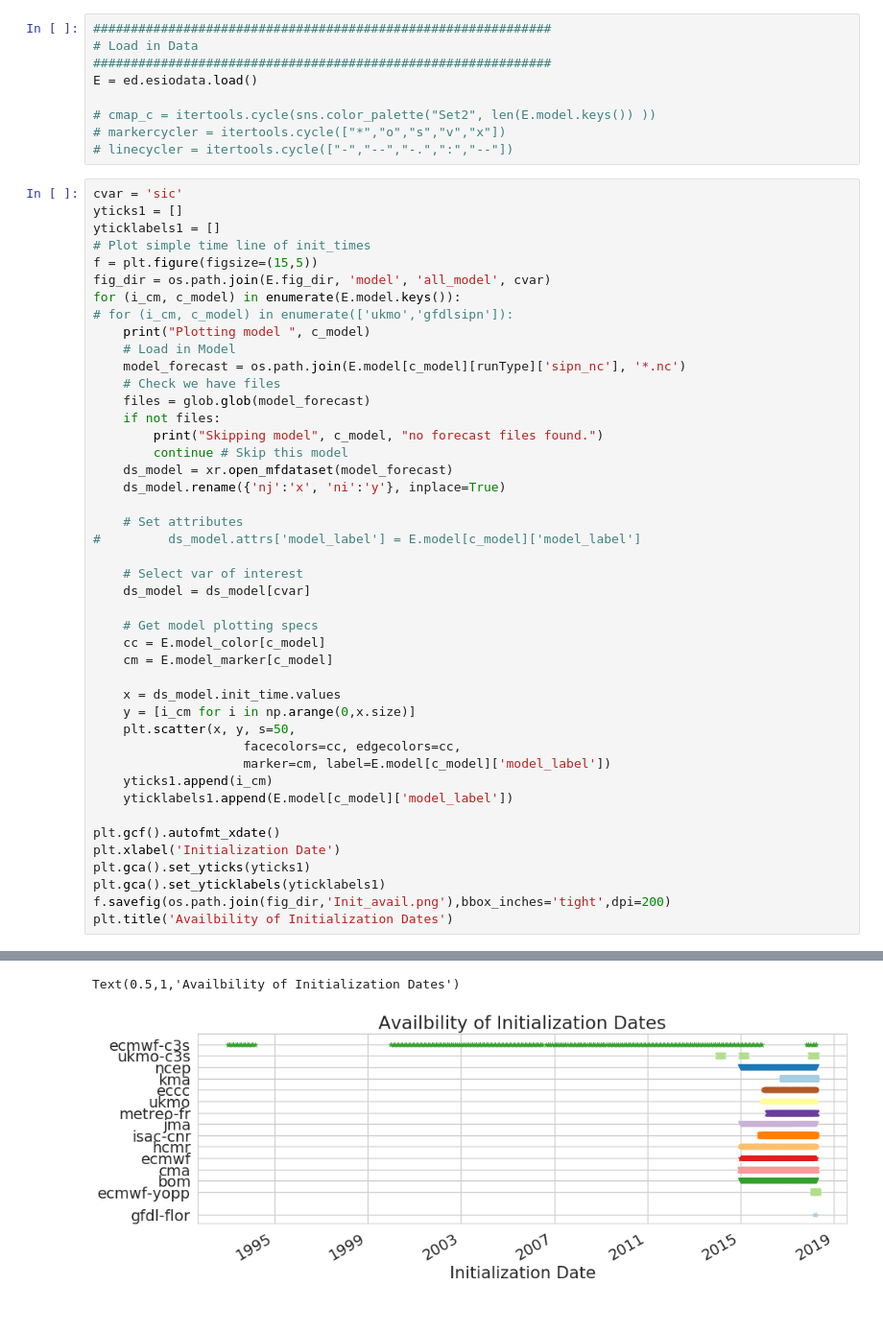
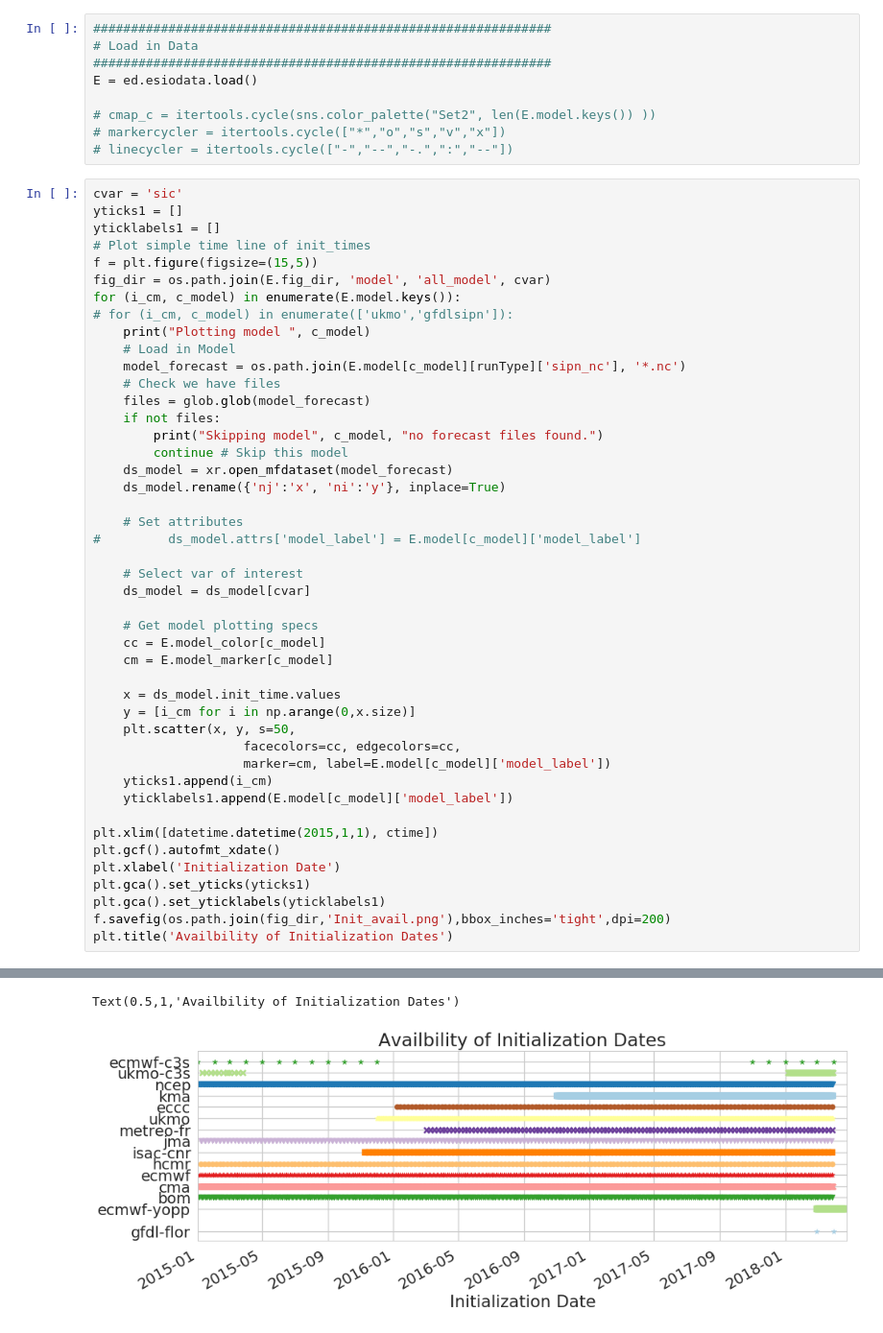
Before and after one commit to NicWayand/ESIO, a Jupyter notebook: notebooks/plot_forecast_availability.ipynb, the cells around one changed output, grey strips where cells are left out. Shown: that part at 96% size. Saved outputs shown, nothing was run; the diff lists cells and outputs as text.

```diff
--- a/notebooks/plot_forecast_availability.ipynb
+++ b/notebooks/plot_forecast_availability.ipynb
@@ -111,34 +111,35 @@ for (i_cm, c_model) in enumerate(E.model.keys()):
                     facecolors=cc, edgecolors=cc,
                     marker=cm, label=E.model[c_model]['model_label'])
     yticks1.append(i_cm)
     yticklabels1.append(E.model[c_model]['model_label'])
 
+plt.xlim([datetime.datetime(2015,1,1), ctime])
 plt.gcf().autofmt_xdate()
 plt.xlabel('Initialization Date')
 plt.gca().set_yticks(yticks1)
 plt.gca().set_yticklabels(yticklabels1)
 f.savefig(os.path.join(fig_dir,'Init_avail.png'),bbox_inches='tight',dpi=200)
 plt.title('Availbility of Initialization Dates')
 # %% [output]
 Plotting model  gfdlsipn
 Plotting model  piomas
 Skipping model piomas no forecast files found.
 Plotting model  yopp
 Plotting model  bom
 Plotting model  cma
 Plotting model  ecmwf
 Plotting model  hcmr
 Plotting model  isaccnr
 Plotting model  jma
 Plotting model  metreofr
 Plotting model  ukmo
 Plotting model  eccc
 Plotting model  kma
 Plotting model  ncep
 Plotting model  ukmetofficesipn
 Plotting model  ecmwfsipn
 Text(0.5,1,'Availbility of Initialization Dates')
-[figure, old version]
+[figure, new version]
 # %%
 cvar = 'sic'
 yticks1 = []
```
Also changed, not shown: parts of 2 cells of this notebook, 13 other files.
